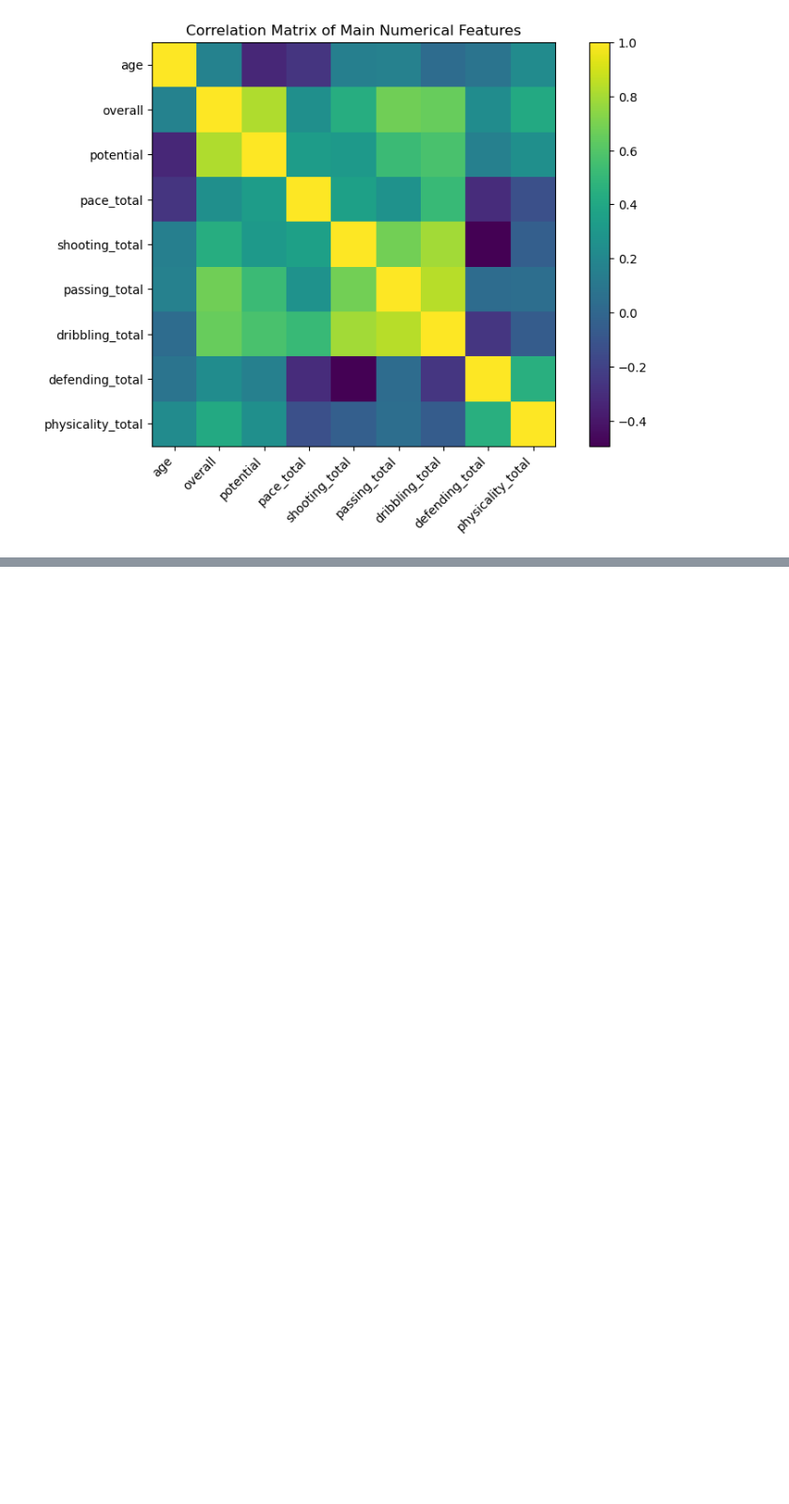
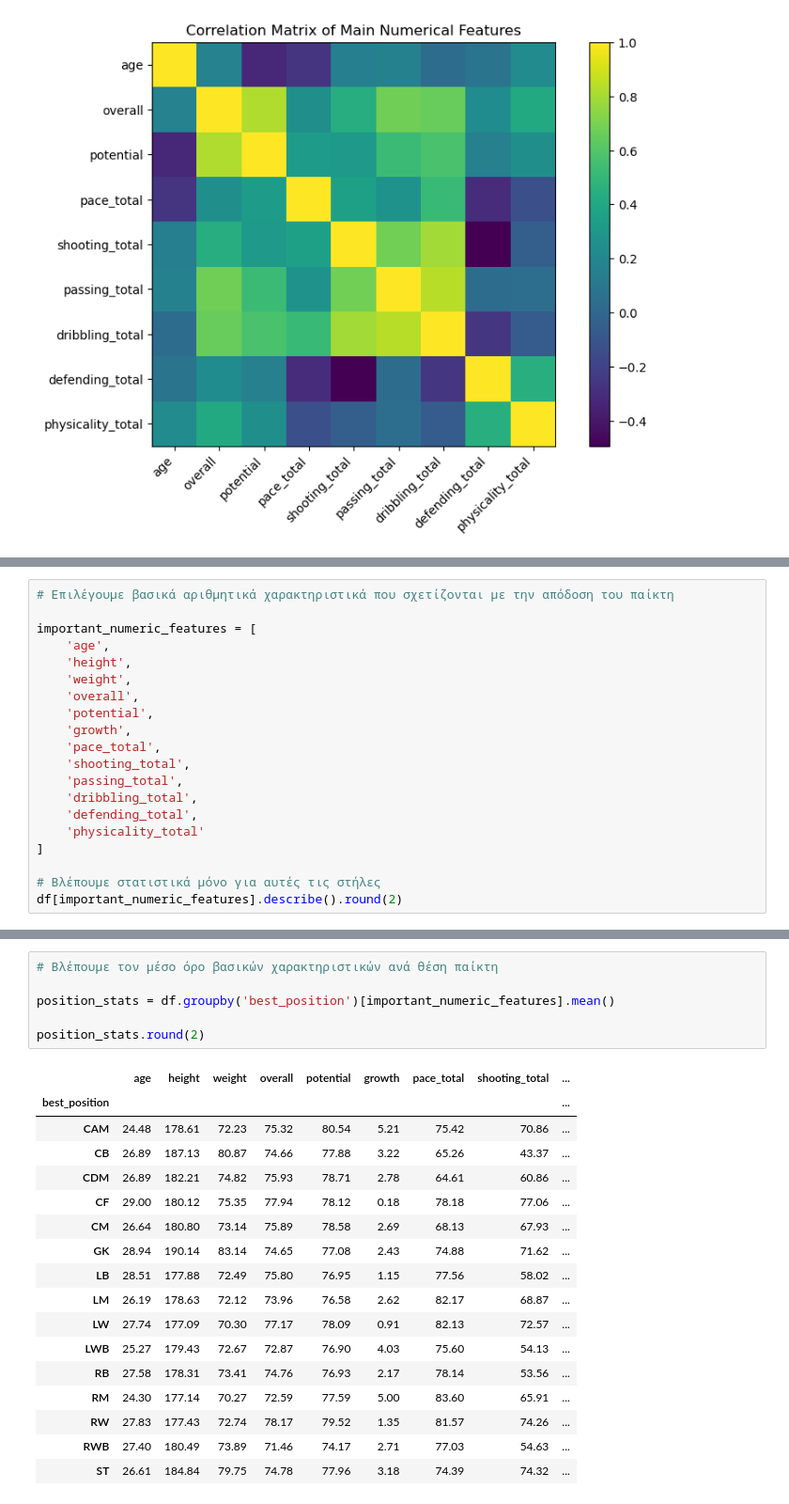
Before and after one commit to Loukas89/ML-FIFA-Analysis-Regression-Classification-Clustering-, a Jupyter notebook: Classification.ipynb, the cells around one changed output, grey strips where cells are left out. Shown at 94% size. Saved outputs shown, nothing was run; the diff lists cells and outputs as text; blank space fills up the shorter version.

```diff
--- a/Classification.ipynb
+++ b/Classification.ipynb
@@ -314,0 +351,20 @@ plt.show()
+# %%
+# Επιλέγουμε βασικά αριθμητικά χαρακτηριστικά που σχετίζονται με την απόδοση του παίκτη
+
+important_numeric_features = [
+    'age',
+    'height',
+    'weight',
+    'overall',
+    'potential',
+    'growth',
+    'pace_total',
+    'shooting_total',
+    'passing_total',
+    'dribbling_total',
+    'defending_total',
+    'physicality_total'
+]
+
+# Βλέπουμε στατιστικά μόνο για αυτές τις στήλες
+df[important_numeric_features].describe().round(2)
@@ -314,0 +381,24 @@ plt.show()
+# %%
+# Βλέπουμε τον μέσο όρο βασικών χαρακτηριστικών ανά θέση παίκτη
+
+position_stats = df.groupby('best_position')[important_numeric_features].mean()
+
+position_stats.round(2)
+# %% [output]
+|  | age | height | weight | overall | potential | growth | pace_total | shooting_total | ... |
+| best_position |  |  |  |  |  |  |  |  | ... |
+| CAM | 24.48 | 178.61 | 72.23 | 75.32 | 80.54 | 5.21 | 75.42 | 70.86 | ... |
+| CB | 26.89 | 187.13 | 80.87 | 74.66 | 77.88 | 3.22 | 65.26 | 43.37 | ... |
+| CDM | 26.89 | 182.21 | 74.82 | 75.93 | 78.71 | 2.78 | 64.61 | 60.86 | ... |
+| CF | 29.00 | 180.12 | 75.35 | 77.94 | 78.12 | 0.18 | 78.18 | 77.06 | ... |
+| CM | 26.64 | 180.80 | 73.14 | 75.89 | 78.58 | 2.69 | 68.13 | 67.93 | ... |
+| GK | 28.94 | 190.14 | 83.14 | 74.65 | 77.08 | 2.43 | 74.88 | 71.62 | ... |
+| LB | 28.51 | 177.88 | 72.49 | 75.80 | 76.95 | 1.15 | 77.56 | 58.02 | ... |
+| LM | 26.19 | 178.63 | 72.12 | 73.96 | 76.58 | 2.62 | 82.17 | 68.87 | ... |
+| LW | 27.74 | 177.09 | 70.30 | 77.17 | 78.09 | 0.91 | 82.13 | 72.57 | ... |
+| LWB | 25.27 | 179.43 | 72.67 | 72.87 | 76.90 | 4.03 | 75.60 | 54.13 | ... |
+| RB | 27.58 | 178.31 | 73.41 | 74.76 | 76.93 | 2.17 | 78.14 | 53.56 | ... |
+| RM | 24.30 | 177.14 | 70.27 | 72.59 | 77.59 | 5.00 | 83.60 | 65.91 | ... |
+| RW | 27.83 | 177.43 | 72.74 | 78.17 | 79.52 | 1.35 | 81.57 | 74.26 | ... |
+| RWB | 27.40 | 180.49 | 73.89 | 71.46 | 74.17 | 2.71 | 77.03 | 54.63 | ... |
+| ST | 26.61 | 184.84 | 79.75 | 74.78 | 77.96 | 3.18 | 74.39 | 74.32 | ... |
```
Also changed, not shown: parts of 6 cells of this notebook, 1 other file.
